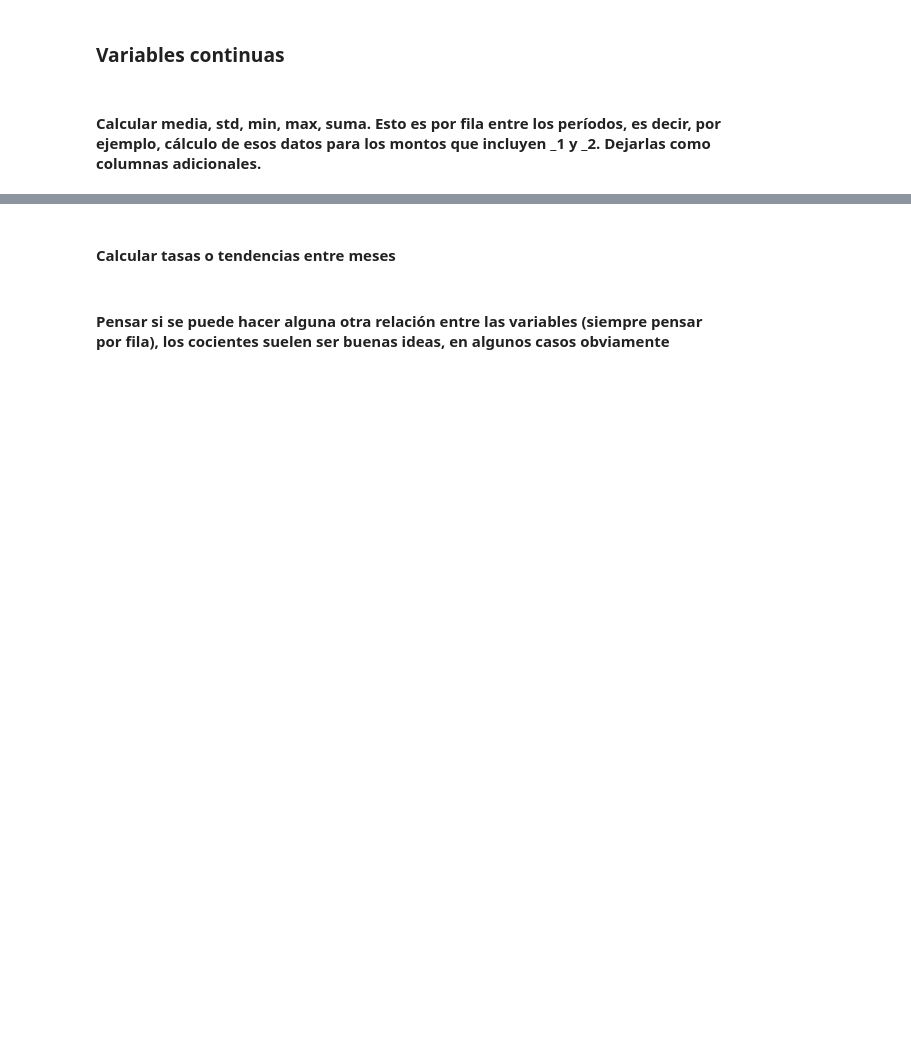
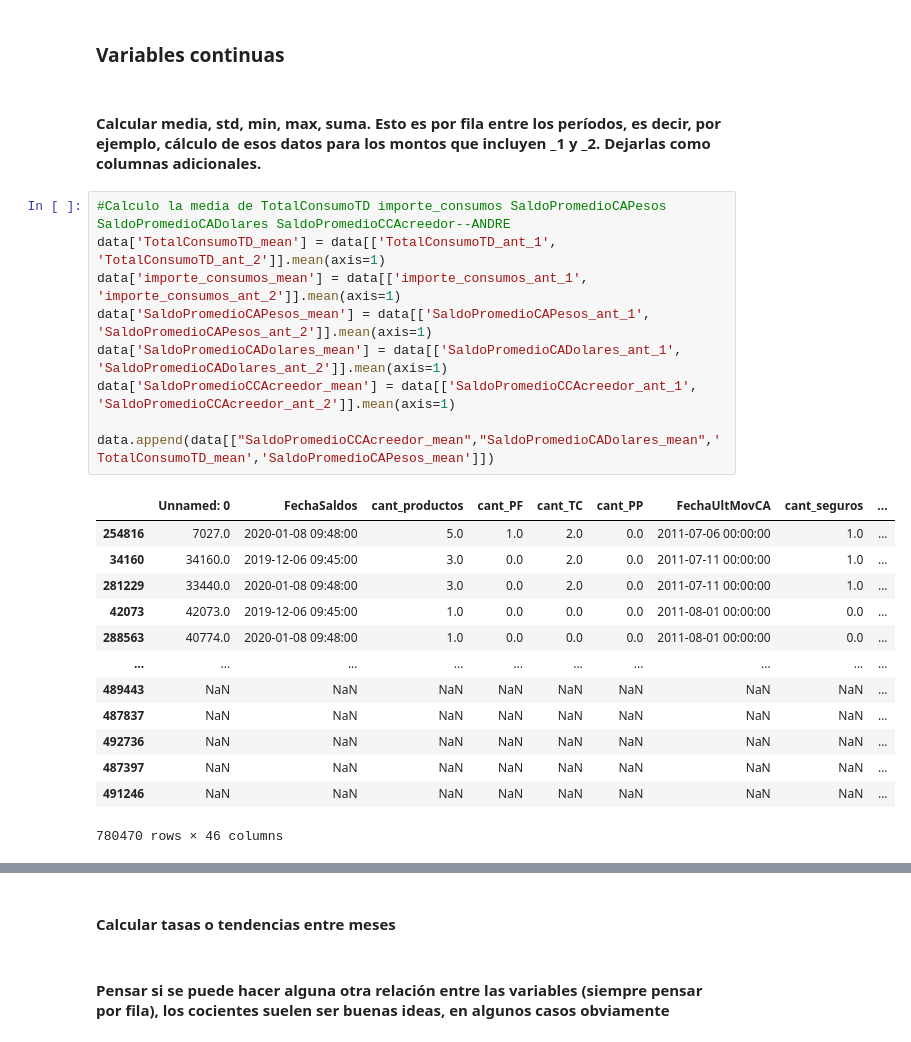
Before and after one commit to andreablatter/DataScience, a Jupyter notebook: Banco.ipynb, the cells around one changed output, grey strips where cells are left out. Cells and saved outputs as stored; diff of their text form; blank space fills up the shorter version.

```diff
--- a/Banco.ipynb
+++ b/Banco.ipynb
@@ -804,3 +804,26 @@ Text(0.5, 1, 'Cantidad de cuotas faltantes contra target \nCorrelation Heatmap')
 ### Variables continuas
 # %% [markdown]
 #### Calcular media, std, min, max, suma. Esto es por fila entre los períodos, es decir, por ejemplo, cálculo de esos datos para los montos que incluyen _1 y _2. Dejarlas como columnas adicionales.
+# %%
+#Calculo la media de TotalConsumoTD importe_consumos SaldoPromedioCAPesos SaldoPromedioCADolares SaldoPromedioCCAcreedor--ANDRE
+data['TotalConsumoTD_mean'] = data[['TotalConsumoTD_ant_1', 'TotalConsumoTD_ant_2']].mean(axis=1)
+data['importe_consumos_mean'] = data[['importe_consumos_ant_1', 'importe_consumos_ant_2']].mean(axis=1)
+data['SaldoPromedioCAPesos_mean'] = data[['SaldoPromedioCAPesos_ant_1', 'SaldoPromedioCAPesos_ant_2']].mean(axis=1)
+data['SaldoPromedioCADolares_mean'] = data[['SaldoPromedioCADolares_ant_1', 'SaldoPromedioCADolares_ant_2']].mean(axis=1)
+data['SaldoPromedioCCAcreedor_mean'] = data[['SaldoPromedioCCAcreedor_ant_1', 'SaldoPromedioCCAcreedor_ant_2']].mean(axis=1)
+
+data.append(data[["SaldoPromedioCCAcreedor_mean","SaldoPromedioCADolares_mean",'TotalConsumoTD_mean','SaldoPromedioCAPesos_mean']])
+# %% [output]
+|  | Unnamed: 0 | FechaSaldos | cant_productos | cant_PF | cant_TC | cant_PP | FechaUltMovCA | cant_seguros | ... |
+| 254816 | 7027.0 | 2020-01-08 09:48:00 | 5.0 | 1.0 | 2.0 | 0.0 | 2011-07-06 00:00:00 | 1.0 | ... |
+| 34160 | 34160.0 | 2019-12-06 09:45:00 | 3.0 | 0.0 | 2.0 | 0.0 | 2011-07-11 00:00:00 | 1.0 | ... |
+| 281229 | 33440.0 | 2020-01-08 09:48:00 | 3.0 | 0.0 | 2.0 | 0.0 | 2011-07-11 00:00:00 | 1.0 | ... |
+| 42073 | 42073.0 | 2019-12-06 09:45:00 | 1.0 | 0.0 | 0.0 | 0.0 | 2011-08-01 00:00:00 | 0.0 | ... |
+| 288563 | 40774.0 | 2020-01-08 09:48:00 | 1.0 | 0.0 | 0.0 | 0.0 | 2011-08-01 00:00:00 | 0.0 | ... |
+| ... | ... | ... | ... | ... | ... | ... | ... | ... | ... |
+| 489443 | NaN | NaN | NaN | NaN | NaN | NaN | NaN | NaN | ... |
+| 487837 | NaN | NaN | NaN | NaN | NaN | NaN | NaN | NaN | ... |
+| 492736 | NaN | NaN | NaN | NaN | NaN | NaN | NaN | NaN | ... |
+| 487397 | NaN | NaN | NaN | NaN | NaN | NaN | NaN | NaN | ... |
+| 491246 | NaN | NaN | NaN | NaN | NaN | NaN | NaN | NaN | ... |
+780470 rows × 46 columns
```
Also changed, not shown: parts of 4 cells of this notebook.
